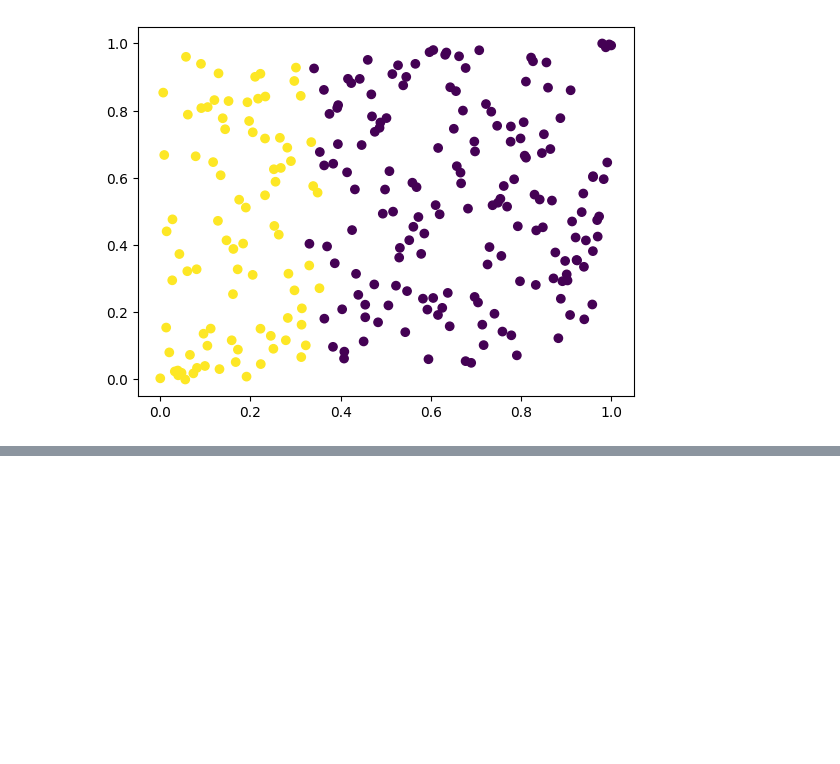
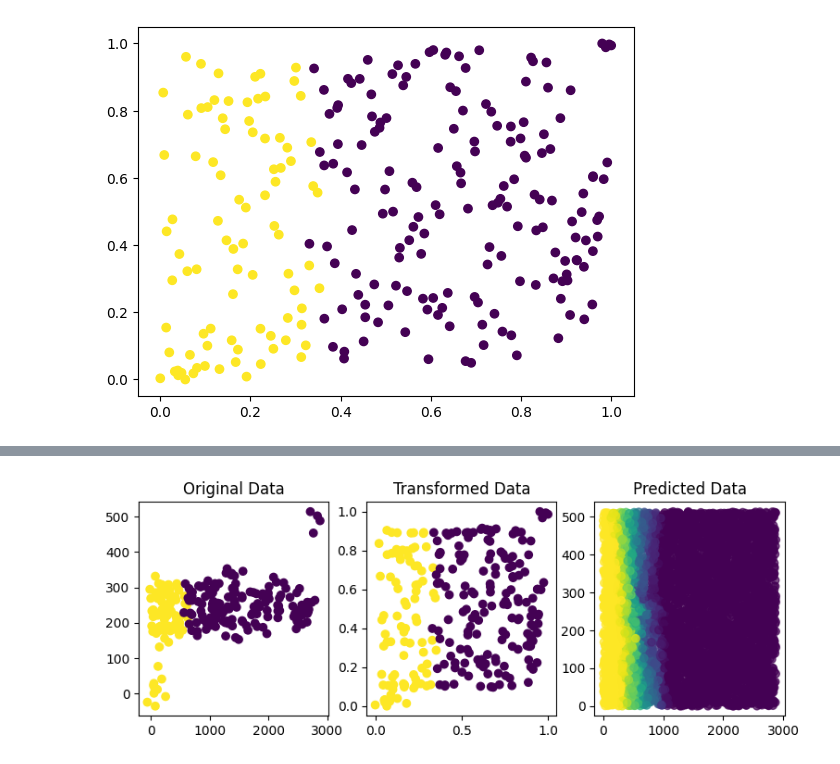
Before and after one commit to askshahkhan/scikit-learn-practice, a Jupyter notebook: scikit-learn.ipynb, the cells around one changed output, grey strips where cells are left out. Cells and saved outputs as stored; diff of their text form; code cells hidden in the pictures; blank space fills up the shorter version.

```diff
--- a/scikit-learn.ipynb
+++ b/scikit-learn.ipynb
@@ -140,0 +174,4 @@ plt.scatter(X_new[:, 0], X_new[:, 1], c = y)
+# %%
+plot_output(QuantileTransformer(n_quantiles=10))
+# %% [output]
+[figure, added]
```
Also changed, not shown: parts of 3 cells of this notebook.
